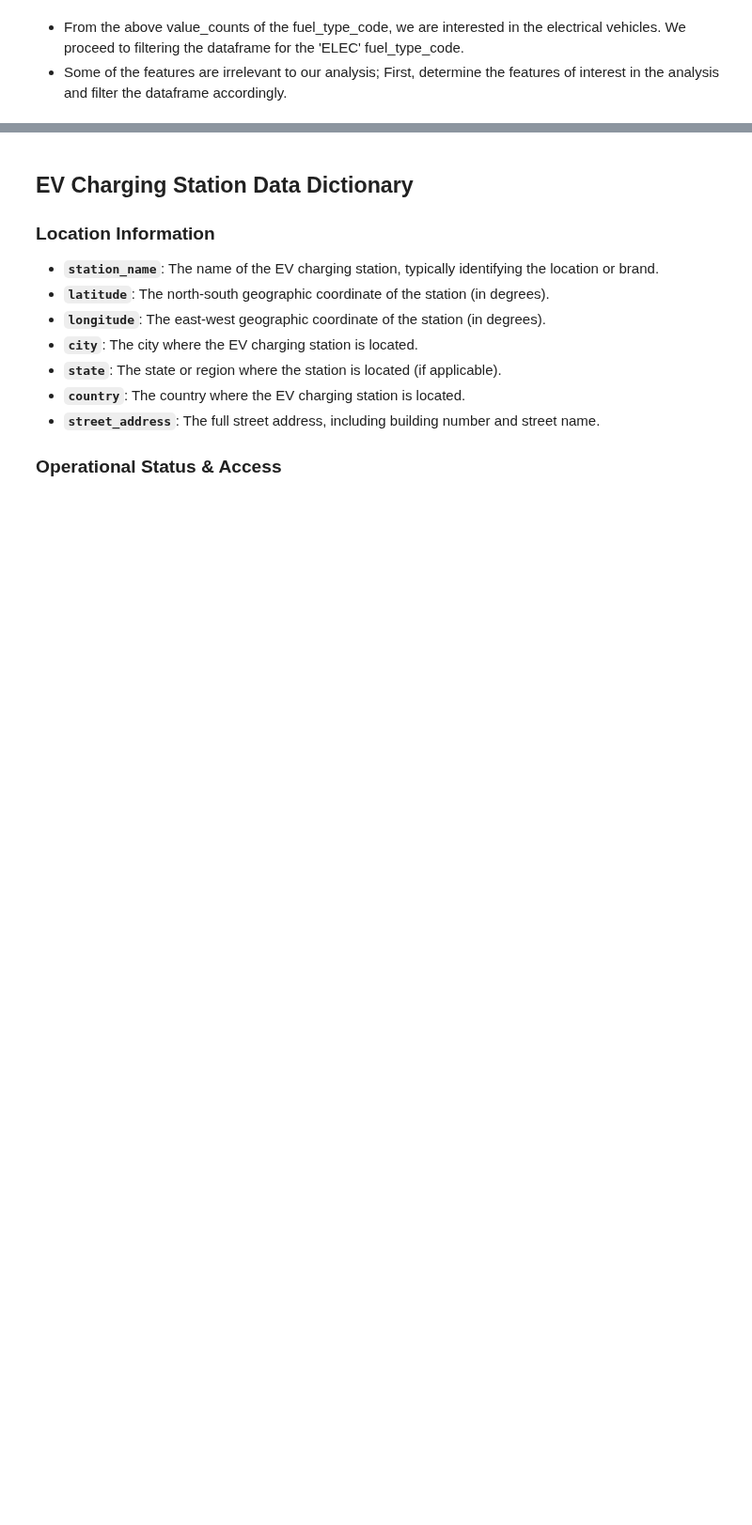
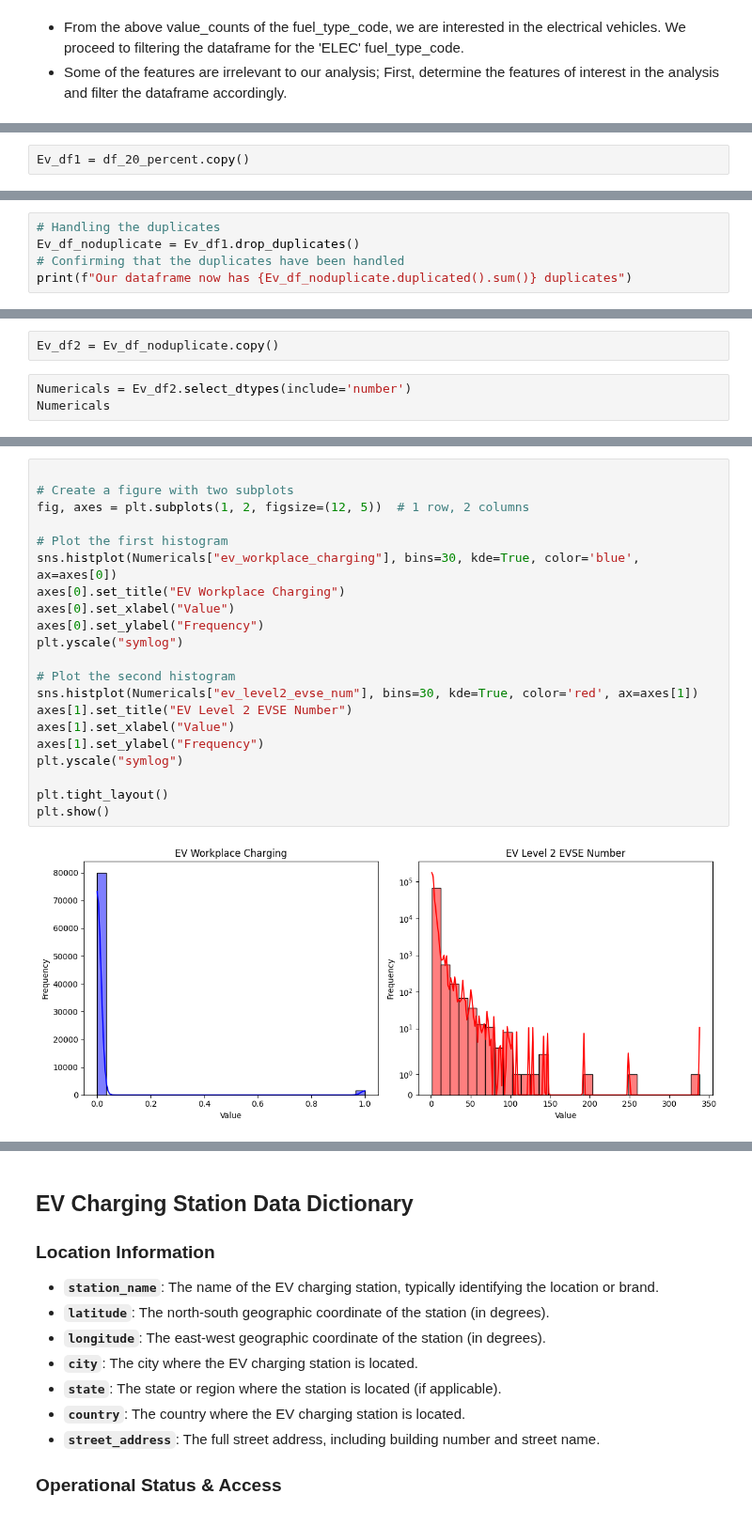
Before and after one commit to Damarispaul/Ev_Stations, a Jupyter notebook: EV Charging (3).ipynb, the cells around one changed output, grey strips where cells are left out. Shown at 94% size. Cells and saved outputs as stored; diff of their text form; blank space fills up the shorter version.

Commit message:
EDA Numericals

```diff
--- a/EV Charging (3).ipynb
+++ b/EV Charging (3).ipynb
@@ -189,0 +241,2 @@ Ev_df
+# %%
+Ev_df1 = df_20_percent.copy()
@@ -189,0 +248,5 @@ Ev_df
+# %%
+# Handling the duplicates
+Ev_df_noduplicate = Ev_df1.drop_duplicates()
+# Confirming that the duplicates have been handled
+print(f"Our dataframe now has {Ev_df_noduplicate.duplicated().sum()} duplicates")
@@ -189,0 +275,5 @@ Ev_df
+# %%
+Ev_df2 = Ev_df_noduplicate.copy()
+# %%
+Numericals = Ev_df2.select_dtypes(include='number')
+Numericals
@@ -189,0 +316,23 @@ Ev_df
+# %%
+
+# Create a figure with two subplots
+fig, axes = plt.subplots(1, 2, figsize=(12, 5))  # 1 row, 2 columns
+
+# Plot the first histogram
+sns.histplot(Numericals["ev_workplace_charging"], bins=30, kde=True, color='blue', ax=axes[0])
+axes[0].set_title("EV Workplace Charging")
+axes[0].set_xlabel("Value")
+axes[0].set_ylabel("Frequency")
+plt.yscale("symlog")
+
+# Plot the second histogram
+sns.histplot(Numericals["ev_level2_evse_num"], bins=30, kde=True, color='red', ax=axes[1])
+axes[1].set_title("EV Level 2 EVSE Number")
+axes[1].set_xlabel("Value")
+axes[1].set_ylabel("Frequency")
+plt.yscale("symlog")
+
+plt.tight_layout()
+plt.show()
+# %% [output]
+[figure, added]
```
Also changed, not shown: parts of 57 cells of this notebook.
